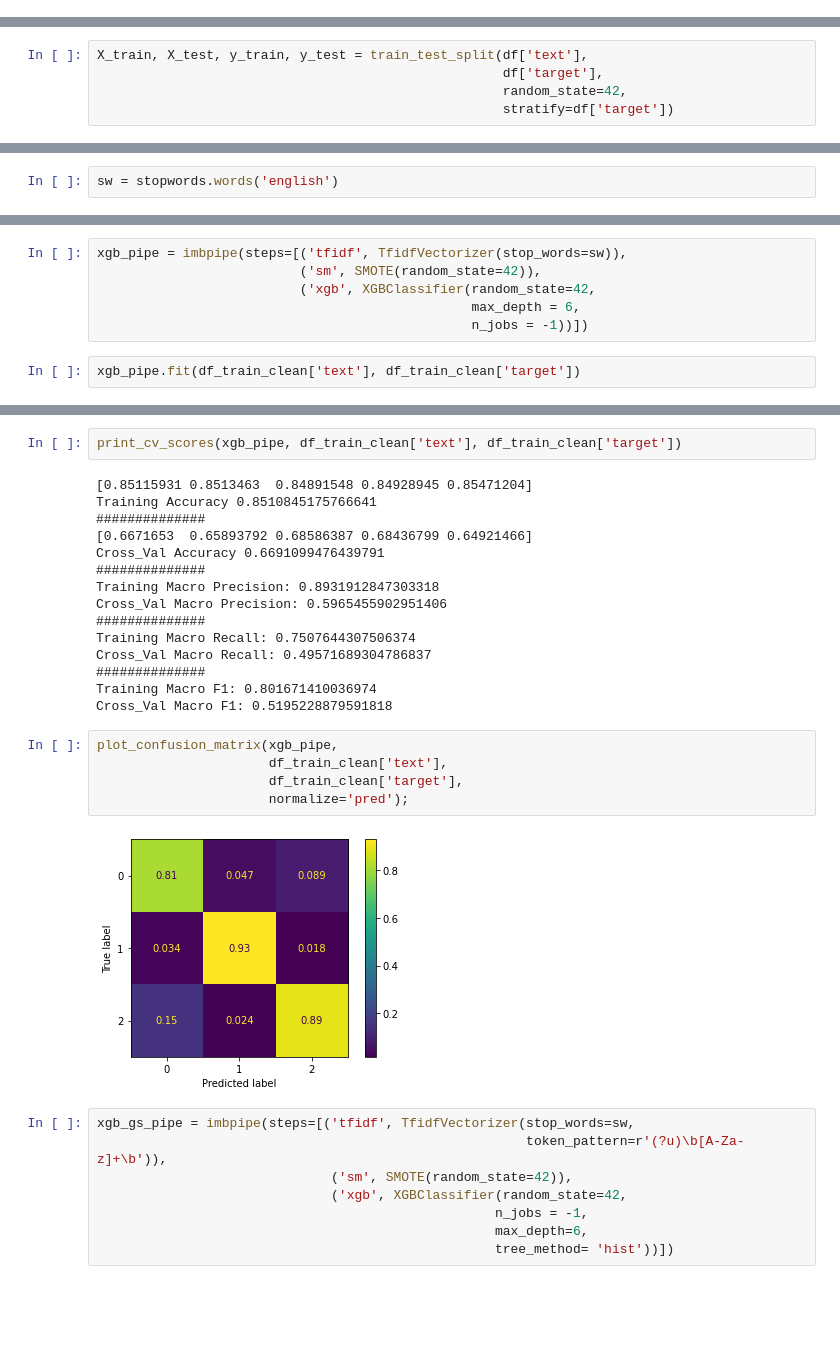
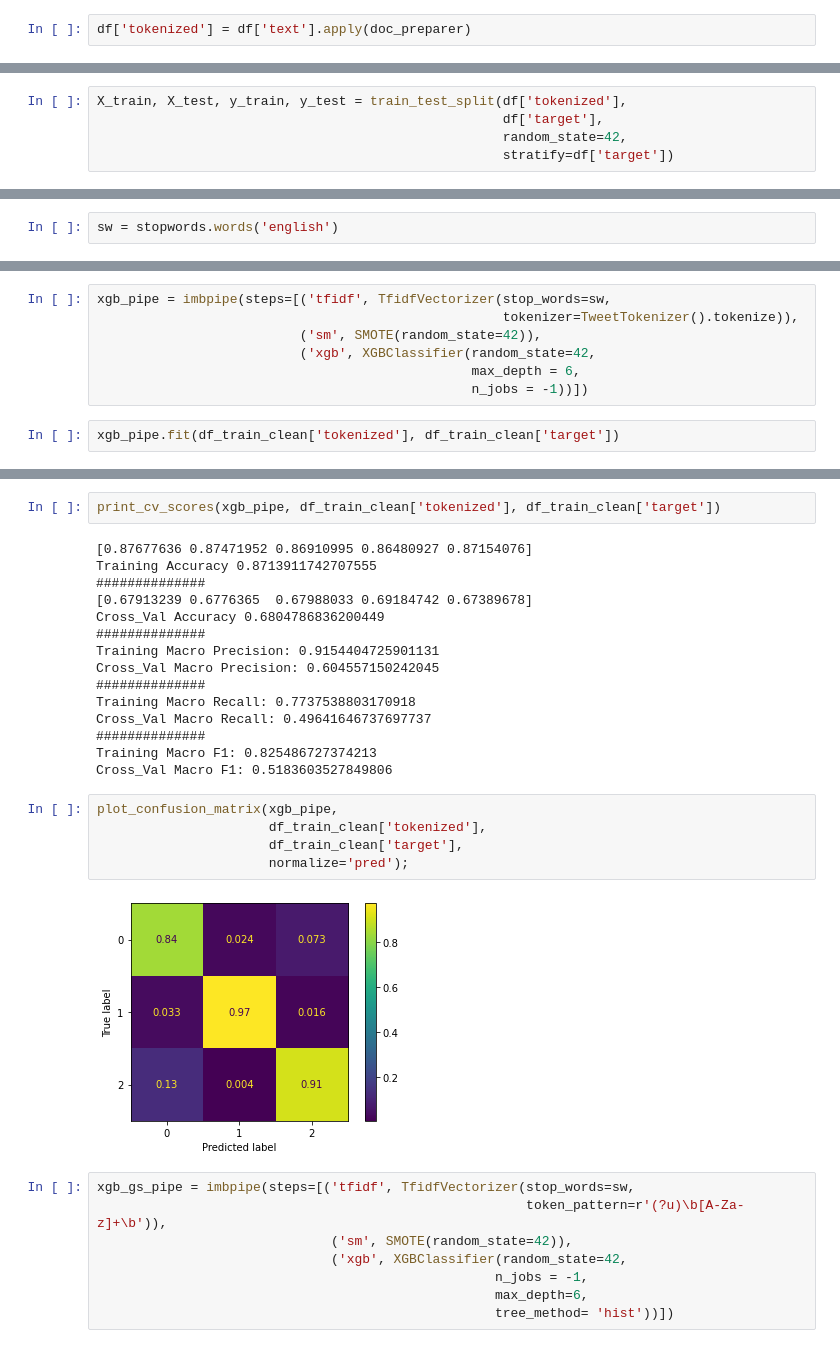
Before and after one commit to raylinsoriano/NLP_project, a Jupyter notebook: Individual Notebooks/Meaghan's Notebook.ipynb, the cells around one changed output, grey strips where cells are left out. Drawn from its saved outputs; the diff is of its cells as text; blank space fills up the shorter version.

```diff
--- a/Individual Notebooks/Meaghan's Notebook.ipynb
+++ b/Individual Notebooks/Meaghan's Notebook.ipynb
@@ -107,0 +151,2 @@ df.text.isna().sum()
+# %%
+df['tokenized'] = df['text'].apply(doc_preparer)
@@ -108,7 +162,7 @@ df.text.isna().sum()
 # %% [markdown]
 __Train-Test Split__
 # %%
-X_train, X_test, y_train, y_test = train_test_split(df['text'],
+X_train, X_test, y_train, y_test = train_test_split(df['tokenized'],
                                                     df['target'],
                                                     random_state=42,
                                                     stratify=df['target'])
@@ -353,11 +416,12 @@ plot_confusion_matrix(bayes_smote_pipe,
 # %%
-xgb_pipe = imbpipe(steps=[('tfidf', TfidfVectorizer(stop_words=sw)),
+xgb_pipe = imbpipe(steps=[('tfidf', TfidfVectorizer(stop_words=sw,
+                                                    tokenizer=TweetTokenizer().tokenize)),
                           ('sm', SMOTE(random_state=42)),
                           ('xgb', XGBClassifier(random_state=42,
                                                 max_depth = 6,
                                                 n_jobs = -1))])
 # %%
-xgb_pipe.fit(df_train_clean['text'], df_train_clean['target'])
+xgb_pipe.fit(df_train_clean['tokenized'], df_train_clean['target'])
 # %% [output]
 Pipeline(steps=[('tfidf',
                  TfidfVectorizer(stop_words=['i', 'me', 'my', 'myself', 'we',
@@ -377,29 +444,29 @@ Pipeline(steps=[('tfidf',
                                subsample=1, tree_method='exact',
                                validate_parameters=1, verbosity=None))])
 # %%
-print_cv_scores(xgb_pipe, df_train_clean['text'], df_train_clean['target'])
+print_cv_scores(xgb_pipe, df_train_clean['tokenized'], df_train_clean['target'])
 # %% [output]
-[0.85115931 0.8513463  0.84891548 0.84928945 0.85471204]
-Training Accuracy 0.8510845175766641
+[0.87677636 0.87471952 0.86910995 0.86480927 0.87154076]
+Training Accuracy 0.8713911742707555
 ##############
-[0.6671653  0.65893792 0.68586387 0.68436799 0.64921466]
-Cross_Val Accuracy 0.6691099476439791
+[0.67913239 0.6776365  0.67988033 0.69184742 0.67389678]
+Cross_Val Accuracy 0.6804786836200449
 ##############
-Training Macro Precision: 0.8931912847303318
-Cross_Val Macro Precision: 0.5965455902951406
+Training Macro Precision: 0.9154404725901131
+Cross_Val Macro Precision: 0.604557150242045
 ##############
-Training Macro Recall: 0.7507644307506374
-Cross_Val Macro Recall: 0.49571689304786837
+Training Macro Recall: 0.7737538803170918
+Cross_Val Macro Recall: 0.49641646737697737
 ##############
-Training Macro F1: 0.801671410036974
-Cross_Val Macro F1: 0.5195228879591818
+Training Macro F1: 0.825486727374213
+Cross_Val Macro F1: 0.5183603527849806
 # %%
 plot_confusion_matrix(xgb_pipe,
-                      df_train_clean['text'],
+                      df_train_clean['tokenized'],
                       df_train_clean['target'],
                       normalize='pred');
 # %% [output]
-[figure, old version]
+[figure, new version]
 # %%
 xgb_gs_pipe = imbpipe(steps=[('tfidf', TfidfVectorizer(stop_words=sw,
                                                        token_pattern=r'(?u)\b[A-Za-z]+\b')),
```
Also changed, not shown: parts of 39 cells of this notebook.
